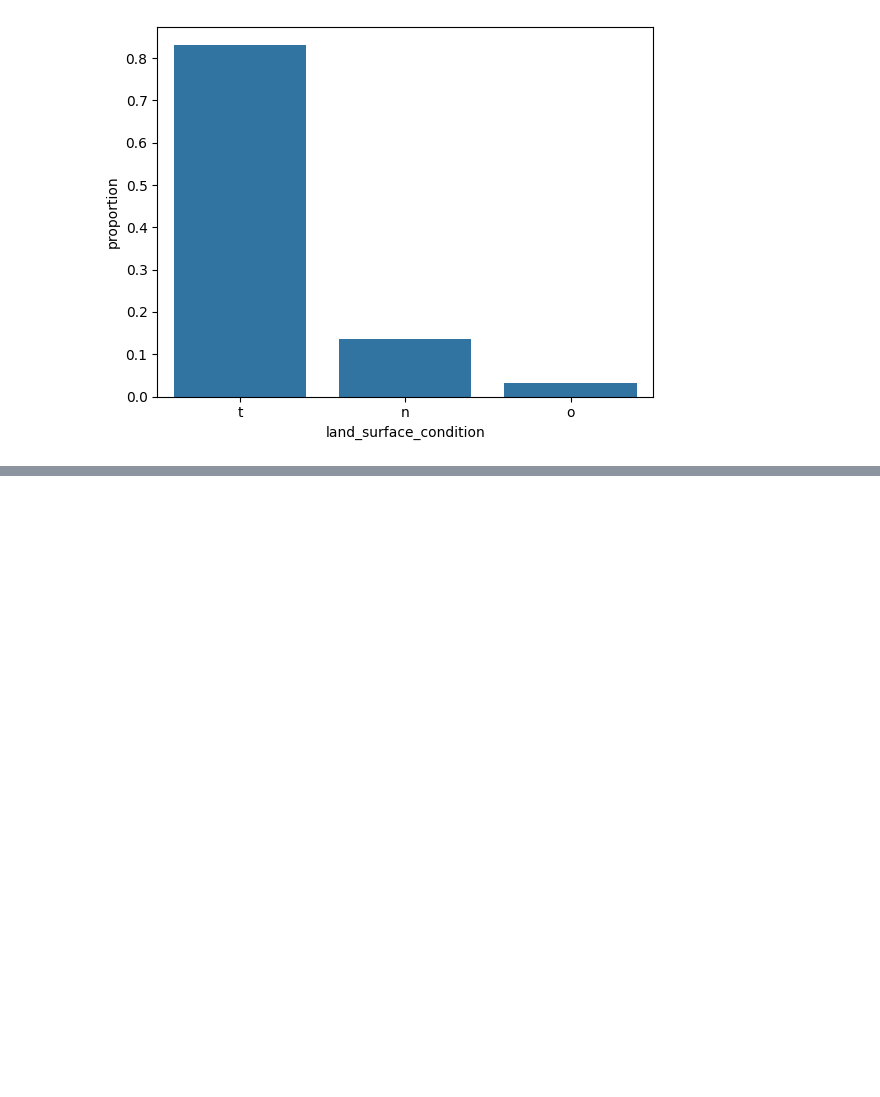
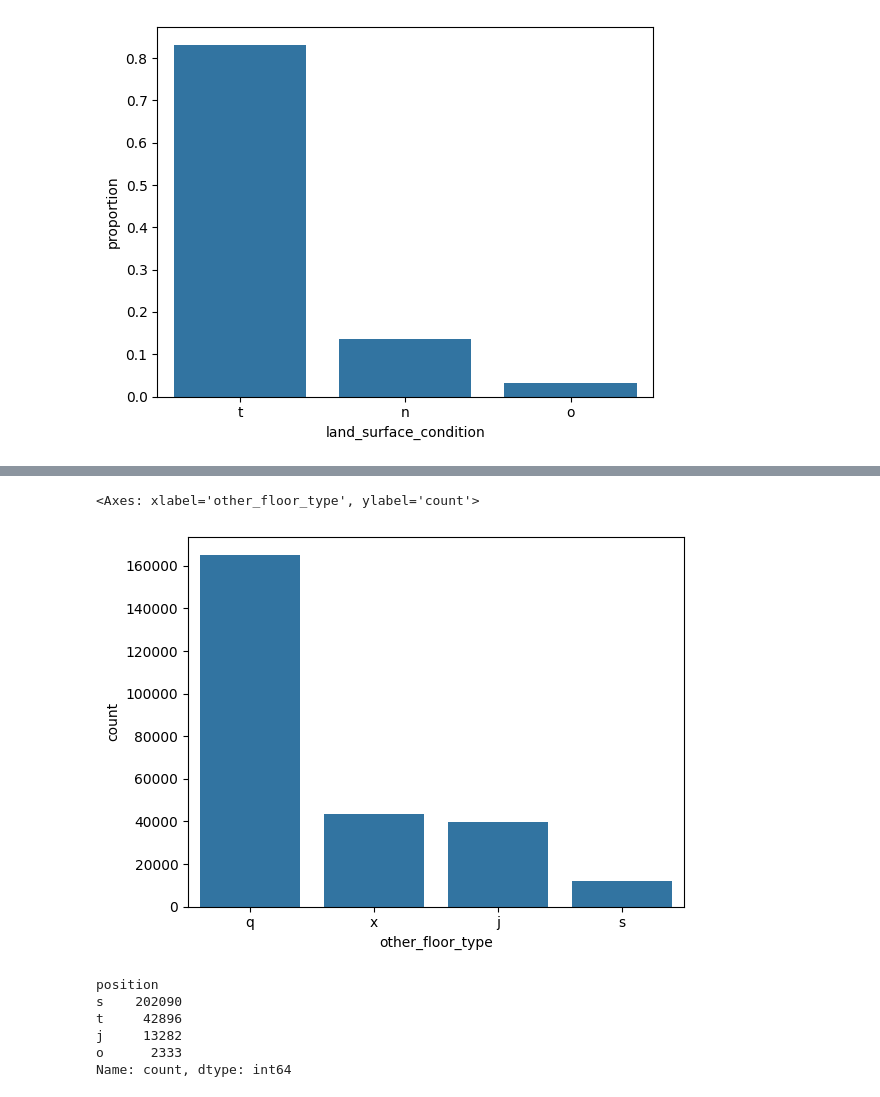
Before and after one commit to Hor-layinka/Hobs-Portfolio-projects, a Jupyter notebook: ClassificationModels/earth_quake_damage_pred.ipynb, the cells around one changed output, grey strips where cells are left out. Cells and saved outputs as stored; diff of their text form; code cells hidden in the pictures; blank space fills up the shorter version.

```diff
--- a/ClassificationModels/earth_quake_damage_pred.ipynb
+++ b/ClassificationModels/earth_quake_damage_pred.ipynb
@@ -118,0 +188,14 @@ sns.barplot(data=train_data.land_surface_condition.value_counts(normalize=True))
+# %%
+sns.barplot(data=train_data.other_floor_type.value_counts())
+# %% [output]
+<Axes: xlabel='other_floor_type', ylabel='count'>
+[figure, added]
+# %%
+train_data.position.value_counts()
+# %% [output]
+position
+s    202090
+t     42896
+j     13282
+o      2333
+Name: count, dtype: int64
```
Also changed, not shown: parts of 17 cells of this notebook.
